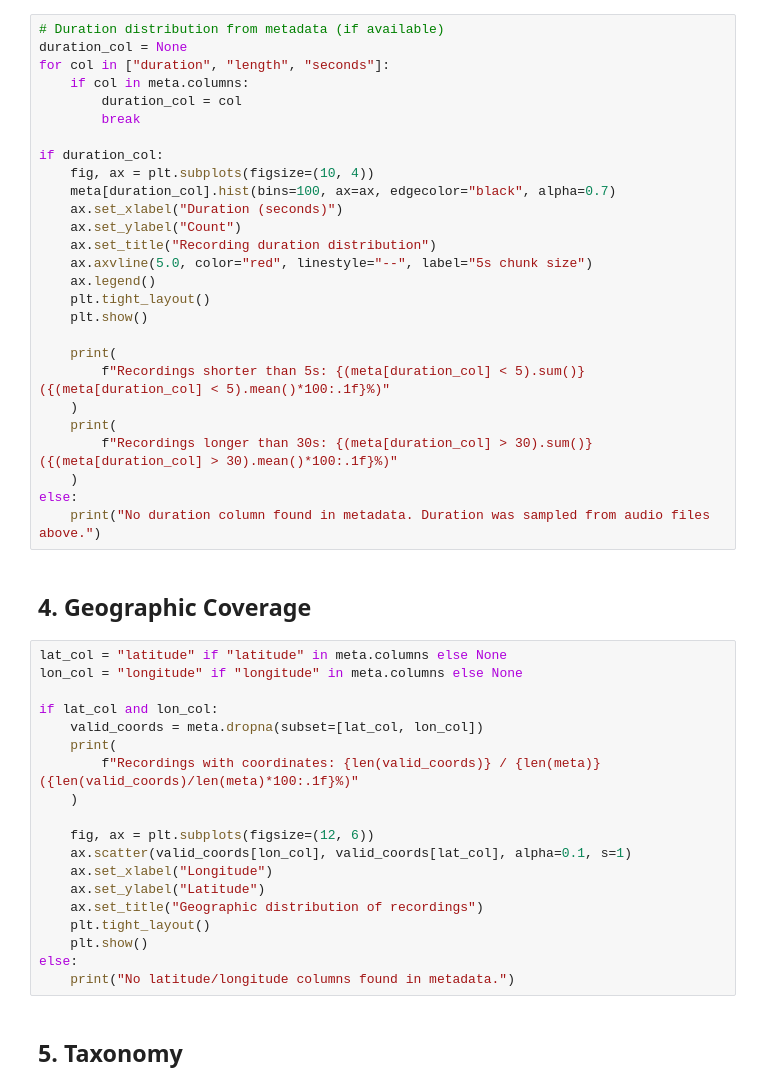
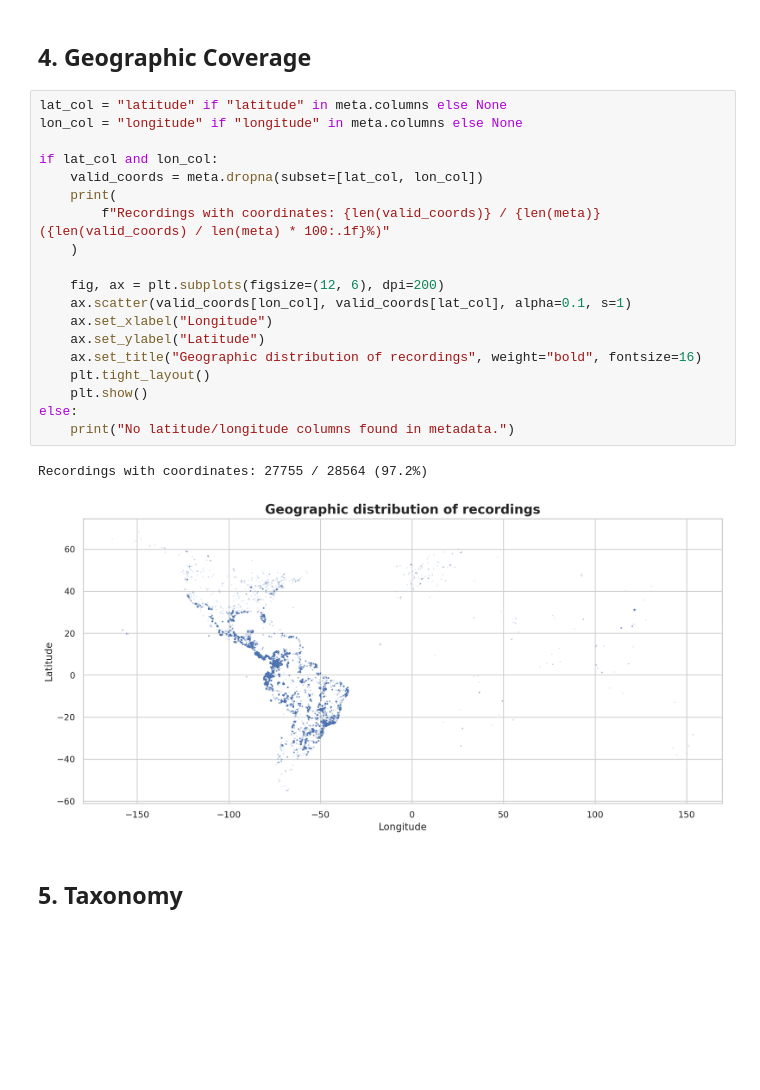
Before and after one commit to dsgt-arc/birdclef-2026, a Jupyter notebook: user/murilo/experiments/005-pretrained-finetune/notebooks/eda_birdclef2025.ipynb, the cells around one changed output. Drawn from its saved outputs; the diff is of its cells as text; blank space fills up the shorter version.

```diff
--- a/user/murilo/experiments/005-pretrained-finetune/notebooks/eda_birdclef2025.ipynb
+++ b/user/murilo/experiments/005-pretrained-finetune/notebooks/eda_birdclef2025.ipynb
@@ -113,51 +187,27 @@ if train_audio_dir.exists():
-# %%
-# Duration distribution from metadata (if available)
-duration_col = None
-for col in ["duration", "length", "seconds"]:
-    if col in meta.columns:
-        duration_col = col
-        break
-
-if duration_col:
-    fig, ax = plt.subplots(figsize=(10, 4))
-    meta[duration_col].hist(bins=100, ax=ax, edgecolor="black", alpha=0.7)
-    ax.set_xlabel("Duration (seconds)")
-    ax.set_ylabel("Count")
-    ax.set_title("Recording duration distribution")
-    ax.axvline(5.0, color="red", linestyle="--", label="5s chunk size")
-    ax.legend()
-    plt.tight_layout()
-    plt.show()
-
-    print(
-        f"Recordings shorter than 5s: {(meta[duration_col] < 5).sum()} ({(meta[duration_col] < 5).mean()*100:.1f}%)"
-    )
-    print(
-        f"Recordings longer than 30s: {(meta[duration_col] > 30).sum()} ({(meta[duration_col] > 30).mean()*100:.1f}%)"
-    )
-else:
-    print("No duration column found in metadata. Duration was sampled from audio files above.")
 # %% [markdown]
 ## 4. Geographic Coverage
 # %%
 lat_col = "latitude" if "latitude" in meta.columns else None
 lon_col = "longitude" if "longitude" in meta.columns else None
 
 if lat_col and lon_col:
     valid_coords = meta.dropna(subset=[lat_col, lon_col])
     print(
-        f"Recordings with coordinates: {len(valid_coords)} / {len(meta)} ({len(valid_coords)/len(meta)*100:.1f}%)"
+        f"Recordings with coordinates: {len(valid_coords)} / {len(meta)} ({len(valid_coords) / len(meta) * 100:.1f}%)"
     )
 
-    fig, ax = plt.subplots(figsize=(12, 6))
+    fig, ax = plt.subplots(figsize=(12, 6), dpi=200)
     ax.scatter(valid_coords[lon_col], valid_coords[lat_col], alpha=0.1, s=1)
     ax.set_xlabel("Longitude")
     ax.set_ylabel("Latitude")
-    ax.set_title("Geographic distribution of recordings")
+    ax.set_title("Geographic distribution of recordings", weight="bold", fontsize=16)
     plt.tight_layout()
     plt.show()
 else:
     print("No latitude/longitude columns found in metadata.")
+# %% [output]
+Recordings with coordinates: 27755 / 28564 (97.2%)
+[figure, added]
 # %% [markdown]
 ## 5. Taxonomy
 # %%
```
Also changed, not shown: parts of 10 cells of this notebook.
